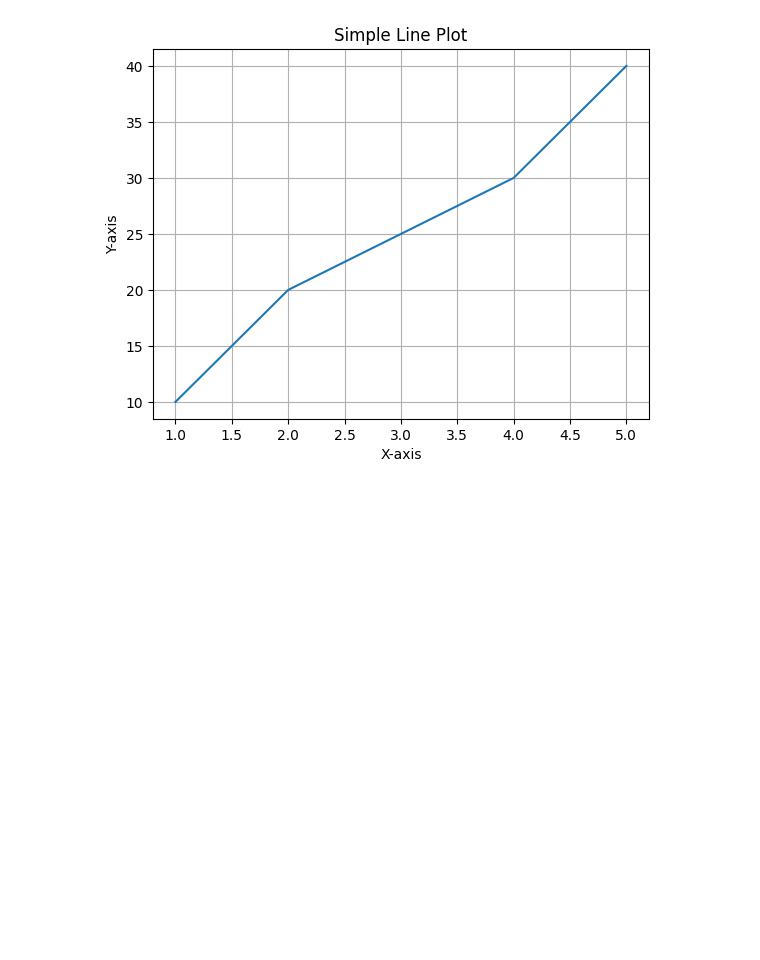
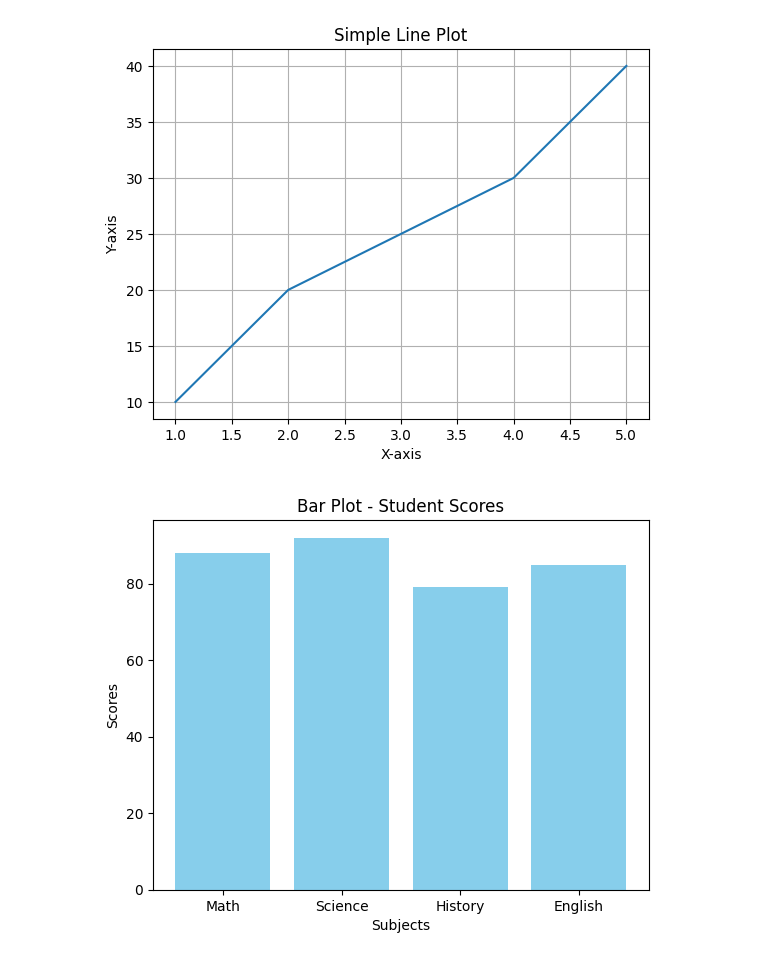
Before and after one commit to ARUNAGIRINATHAN-K/Python-For-Data-Science, a Jupyter notebook: notebooks/03_visualization_matplotlib.ipynb, the cells around one changed output. Saved outputs shown, nothing was run; the diff lists cells and outputs as text; code cells hidden in the pictures; blank space fills up the shorter version.

Commit message:
Bar plot

```diff
--- a/notebooks/03_visualization_matplotlib.ipynb
+++ b/notebooks/03_visualization_matplotlib.ipynb
@@ -18,3 +18,15 @@ plt.grid(True)
 plt.show()
 # %% [output]
 [figure]
+# %%
+# Categories
+subjects = ['Math', 'Science', 'History', 'English']
+scores = [88, 92, 79, 85]
+
+plt.bar(subjects, scores, color='skyblue')
+plt.title("Bar Plot - Student Scores")
+plt.xlabel("Subjects")
+plt.ylabel("Scores")
+plt.show()
+# %% [output]
+[figure, added]
```
